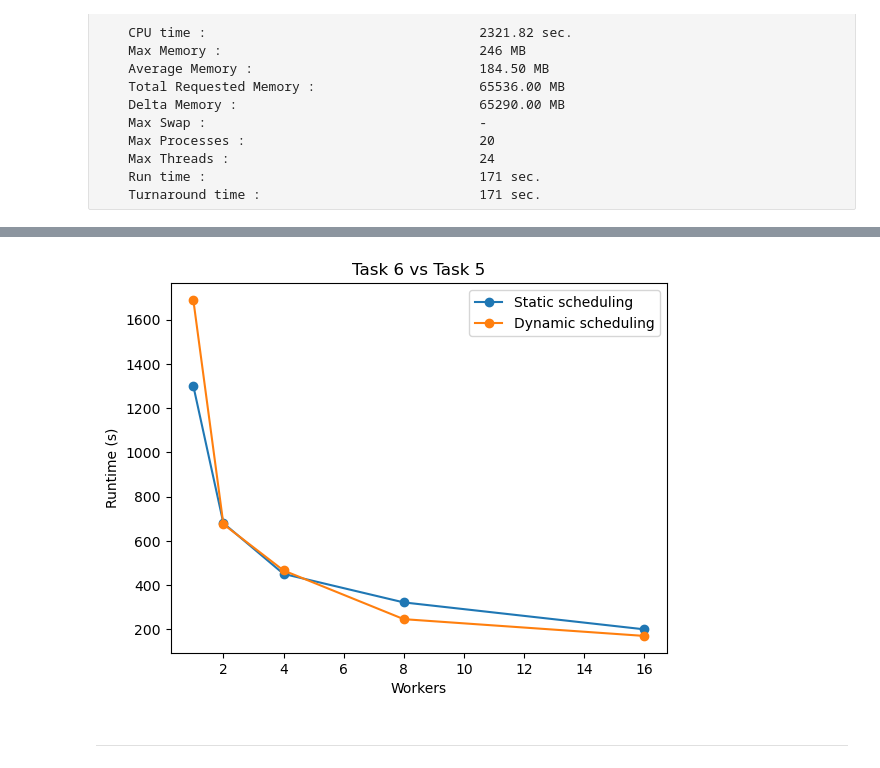
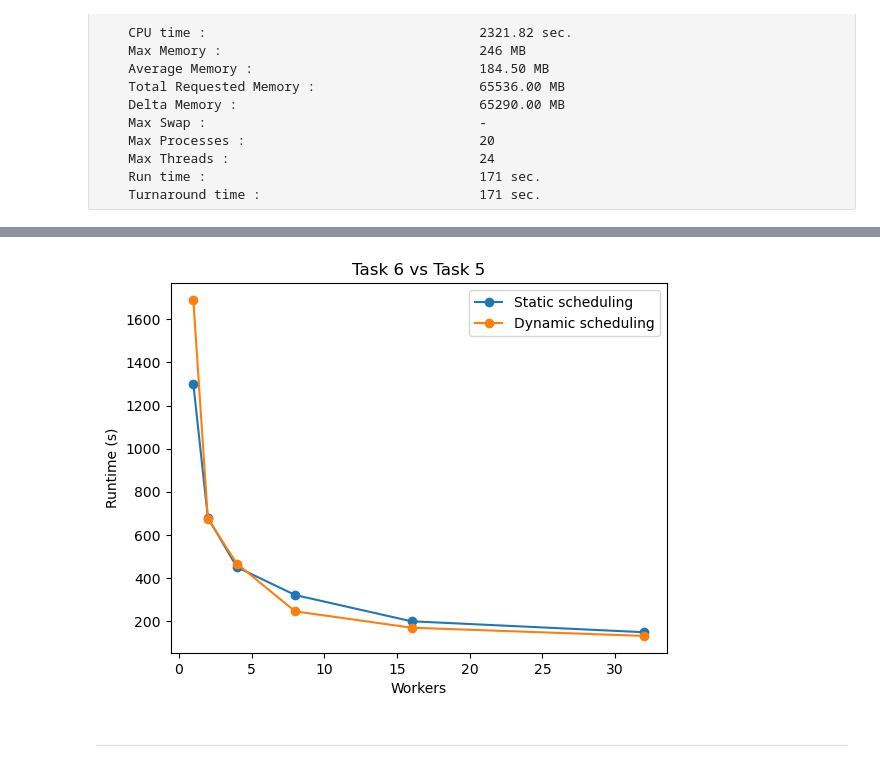
Before and after one commit to AskeSchroder/High_Performance_Computing_Project2, a Jupyter notebook: new_results.ipynb, the cells around one changed output, grey strips where cells are left out. Cells and saved outputs as stored; diff of their text form; code cells hidden in the pictures.

```diff
--- a/new_results.ipynb
+++ b/new_results.ipynb
@@ -358,15 +445,21 @@ Resource usage summary:
 # %%
+# Given data (no extraction)
+workers = [1, 2, 4, 8, 16, 32]
+
+task5 = [1300.789, 679.876, 450.448, 321.36, 199.563, 148.775]
+task6 = [1689.635, 675.171, 465.89, 245.574, 169.743, 131.657]
+
 # Plot comparison
 plt.figure()
 plt.plot(workers, task5, marker='o', label="Static scheduling")
 plt.plot(workers, task6, marker='o', label="Dynamic scheduling")
 plt.xlabel("Workers")
 plt.ylabel("Runtime (s)")
 plt.title("Task 6 vs Task 5")
 plt.legend()
 plt.show()
 # %% [output]
-[figure, old version]
+[figure, new version]
 # %% [markdown]
 ___
 # %% [markdown]
```
Also changed, not shown: parts of 14 cells of this notebook.
